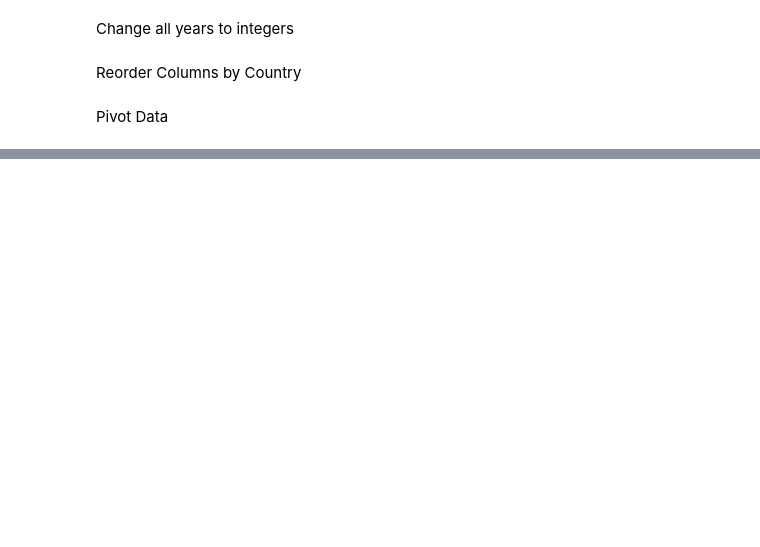
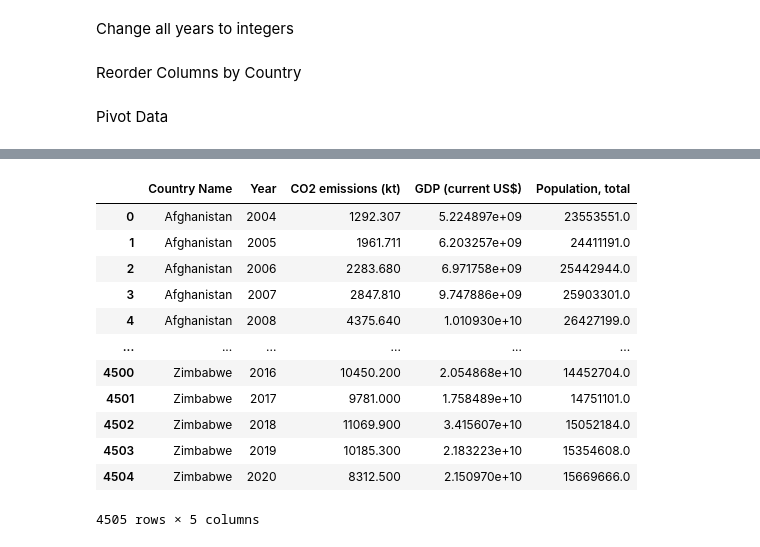
Before and after one commit to timcross271/CO2_Data_Analysis, a Jupyter notebook: Data_Cleaning.ipynb, the cells around one changed output, grey strips where cells are left out. Drawn from its saved outputs; the diff is of its cells as text; code cells hidden in the pictures; blank space fills up the shorter version.

```diff
--- a/Data_Cleaning.ipynb
+++ b/Data_Cleaning.ipynb
@@ -98,0 +283,25 @@ Length: 930, dtype: int64
+# %%
+df_pr=pd.read_csv('df_pivot3.csv')
+df_in=pd.read_csv('df_pivot.csv')
+# df_in.columns
+# df_pr.columns
+
+df_in.drop(df_in.columns.difference(['Country Name','Year','CO2 emissions (kt)','GDP (current US$)','Population, total']), 1, inplace=True)
+
+df_in.to_csv('CO2 Reduced Data.csv')
+
+df_in
+# %% [output]
+|  | Country Name | Year | CO2 emissions (kt) | GDP (current US$) | Population, total |
+| 0 | Afghanistan | 2004 | 1292.307 | 5.224897e+09 | 23553551.0 |
+| 1 | Afghanistan | 2005 | 1961.711 | 6.203257e+09 | 24411191.0 |
+| 2 | Afghanistan | 2006 | 2283.680 | 6.971758e+09 | 25442944.0 |
+| 3 | Afghanistan | 2007 | 2847.810 | 9.747886e+09 | 25903301.0 |
+| 4 | Afghanistan | 2008 | 4375.640 | 1.010930e+10 | 26427199.0 |
+| ... | ... | ... | ... | ... | ... |
+| 4500 | Zimbabwe | 2016 | 10450.200 | 2.054868e+10 | 14452704.0 |
+| 4501 | Zimbabwe | 2017 | 9781.000 | 1.758489e+10 | 14751101.0 |
+| 4502 | Zimbabwe | 2018 | 11069.900 | 3.415607e+10 | 15052184.0 |
+| 4503 | Zimbabwe | 2019 | 10185.300 | 2.183223e+10 | 15354608.0 |
+| 4504 | Zimbabwe | 2020 | 8312.500 | 2.150970e+10 | 15669666.0 |
+4505 rows × 5 columns
```
Also changed, not shown: parts of 25 cells of this notebook, 2 other files.
